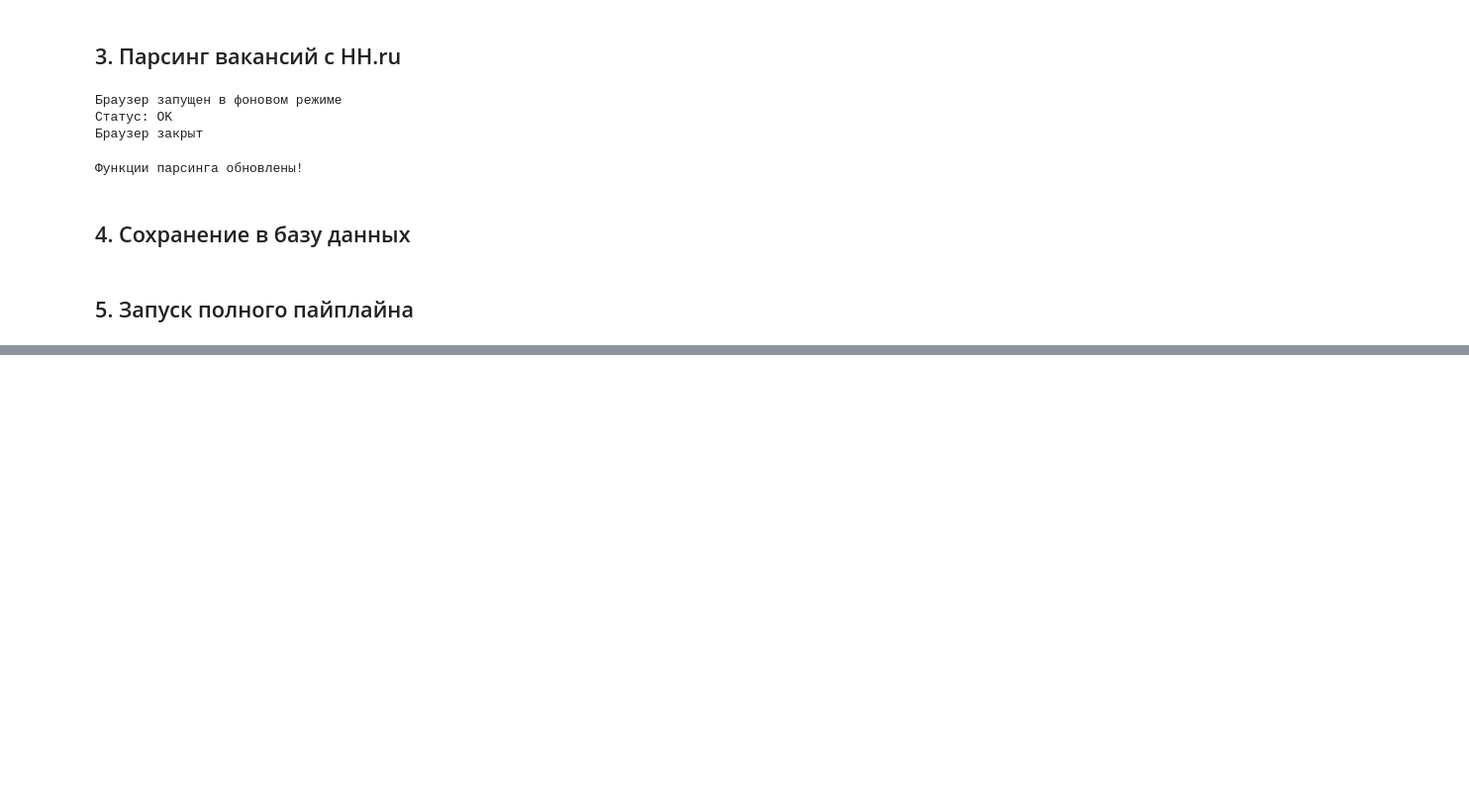
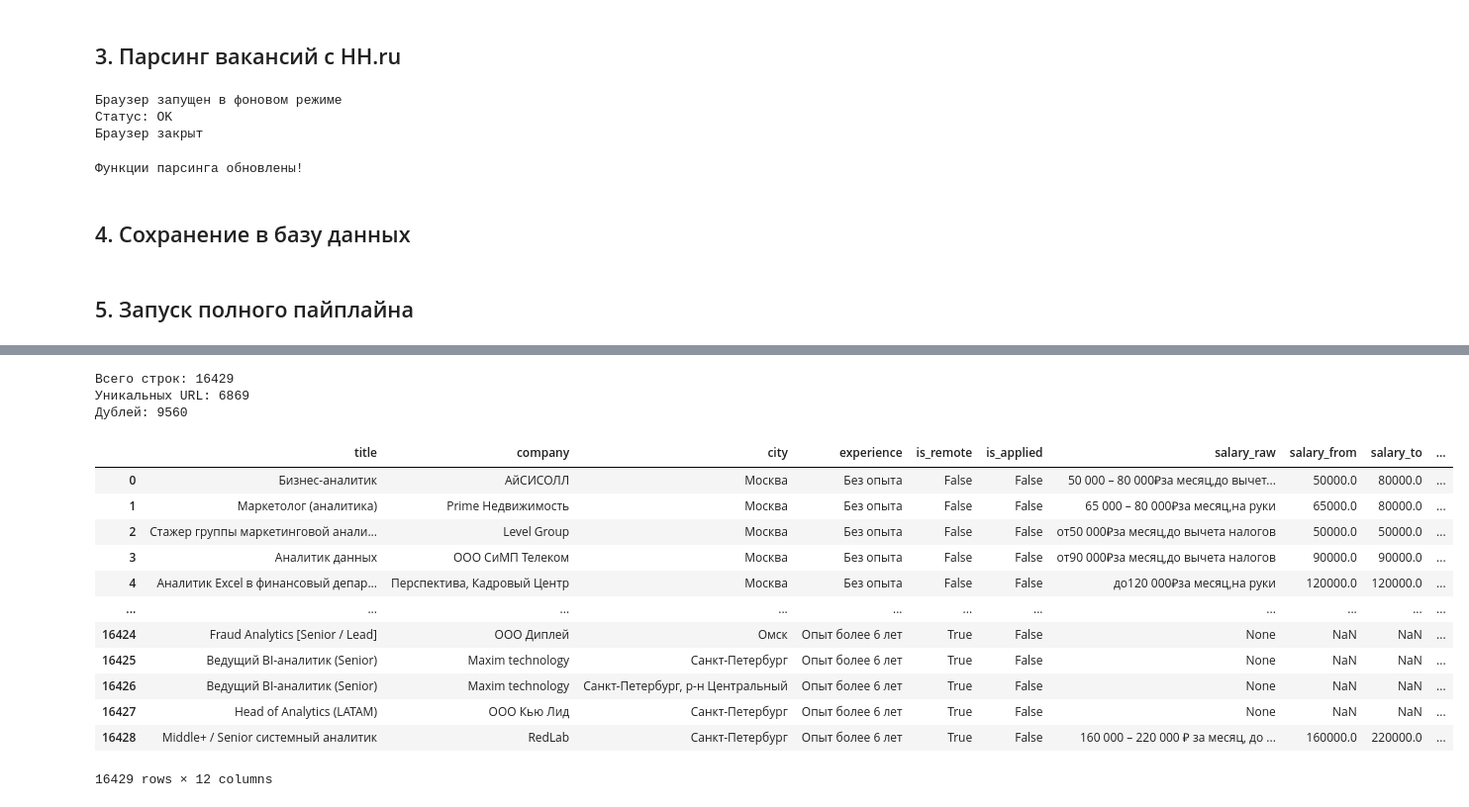
Before and after one commit to Viktor-VK/Real-time-analytics-hh, a Jupyter notebook: notebooks/01_parser.ipynb, the cells around one changed output, grey strips where cells are left out. Shown at 99% size. Cells and saved outputs as stored; diff of their text form; code cells hidden in the pictures; blank space fills up the shorter version.

Commit message:
refactor: clean up parser notebook, remove commented cells, add itertools.product import

```diff
--- a/notebooks/01_parser.ipynb
+++ b/notebooks/01_parser.ipynb
@@ -123,31 +137,25 @@ def get_salary(card):
     return None
 
 def parse_salary(salary_raw):
-    """Парсит зарплату: возвращает salary_from, salary_to, salary_currency"""
+    """Парсит зарплату: извлекает все числа, min -> from, max -> to"""
     if not salary_raw:
         return None, None, None
-
-    # Убираем пробелы между цифрами (150 000 -> 150000)
-    clean = re.sub(r'\s+', ' ', salary_raw)
-    numbers = re.findall(r'\d[\d\s]*\d|\d+', clean)
-    numbers = [int(n.replace(' ', '')) for n in numbers]
 
     # Определяем валюту
     currency = "RUB" if "₽" in salary_raw else None
 
-    # Определяем от/до
-    salary_from, salary_to = None, None
+    # Извлекаем все числа (убираем пробелы внутри чисел типа "15 000")
+    numbers = re.findall(r'\d[\d\s]*\d|\d+', salary_raw)
+    numbers = [int(n.replace(' ', '').replace('\u202f', '').replace('\xa0', '')) for n in numbers]
 
-    if "от" in salary_raw.lower() and len(numbers) >= 1:
-        salary_from = numbers[0]
-    elif "до" in salary_raw.lower() and len(numbers) >= 1:
-        salary_to = numbers[0]
-    elif len(numbers) >= 2:
-        salary_from = numbers[0]
-        salary_to = numbers[1]
-    elif len(numbers) == 1:
-        salary_from = numbers[0]
-        salary_to = numbers[0]
+    # Фильтруем явно нереалистичные значения (например, год в тексте)
+    numbers = [n for n in numbers if 1000 <= n <= 10_000_000]
+
+    if not numbers:
+        return None, None, currency
+
+    salary_from = min(numbers)
+    salary_to = max(numbers)
 
     return salary_from, salary_to, currency
 
@@ -359,7 +375,7 @@ def run_pipeline():
 # %%
 # Ручной запуск: только парсинг (без записи в БД)
 logger = setup_logger(LOG_PATH)
-raw_vacancies = fetch_vacancies(CONFIG)
+raw_vacancies = fetch_vacancies(SEGMENTS)
 df = pd.DataFrame(raw_vacancies)
 df = df.dropna(subset=["title"])
 logger.info(f"Датафрейм готов: {df.shape[0]} строк")
@@ -404,7 +420,31 @@ print(f"Не содержит: {(~mask).sum()} ({(~mask).sum()/len(df)*100:.1f}%
 Не содержит: 0 (0.0%)
+# %%
+print(f"Всего строк: {df.shape[0]}")
+print(f"Уникальных URL: {df['url'].nunique()}")
+print(f"Дублей: {df.shape[0] - df['url'].nunique()}")
+# %% [output]
+Всего строк: 16429
+Уникальных URL: 6869
+Дублей: 9560
 # %%
 # keyword = "аналитик OR analyst OR analytics"
 # area = "113"
 # page = 0
 # url = f"https://hh.ru/search/vacancy?text={keyword}&area={area}&page={page}"
 # print(url)
+# %%
+display(df)
+# %% [output]
+|  | title | company | city | experience | is_remote | is_applied | salary_raw | salary_from | salary_to | ... |
+| 0 | Бизнес-аналитик | АйСИСОЛЛ | Москва | Без опыта | False | False | 50 000 – 80 000₽за месяц,до вычет... | 50000.0 | 80000.0 | ... |
+| 1 | Маркетолог (аналитика) | Prime Недвижимость | Москва | Без опыта | False | False | 65 000 – 80 000₽за месяц,на руки | 65000.0 | 80000.0 | ... |
+| 2 | Стажер группы маркетинговой анали... | Level Group | Москва | Без опыта | False | False | от50 000₽за месяц,до вычета налогов | 50000.0 | 50000.0 | ... |
+| 3 | Аналитик данных | ООО СиМП Телеком | Москва | Без опыта | False | False | от90 000₽за месяц,до вычета налогов | 90000.0 | 90000.0 | ... |
+| 4 | Аналитик Excel в финансовый депар... | Перспектива, Кадровый Центр | Москва | Без опыта | False | False | до120 000₽за месяц,на руки | 120000.0 | 120000.0 | ... |
+| ... | ... | ... | ... | ... | ... | ... | ... | ... | ... | ... |
+| 16424 | Fraud Analytics [Senior / Lead] | ООО Диплей | Омск | Опыт более 6 лет | True | False | None | NaN | NaN | ... |
+| 16425 | Ведущий BI-аналитик (Senior) | Maxim technology | Санкт-Петербург | Опыт более 6 лет | True | False | None | NaN | NaN | ... |
+| 16426 | Ведущий BI-аналитик (Senior) | Maxim technology | Санкт-Петербург, р-н Центральный | Опыт более 6 лет | True | False | None | NaN | NaN | ... |
+| 16427 | Head of Analytics (LATAM) | ООО Кью Лид | Санкт-Петербург | Опыт более 6 лет | True | False | None | NaN | NaN | ... |
+| 16428 | Middle+ / Senior системный аналитик | RedLab | Санкт-Петербург | Опыт более 6 лет | True | False | 160 000 – 220 000 ₽ за месяц, до ... | 160000.0 | 220000.0 | ... |
+16429 rows × 12 columns
```
Also changed, not shown: parts of 9 cells of this notebook.
